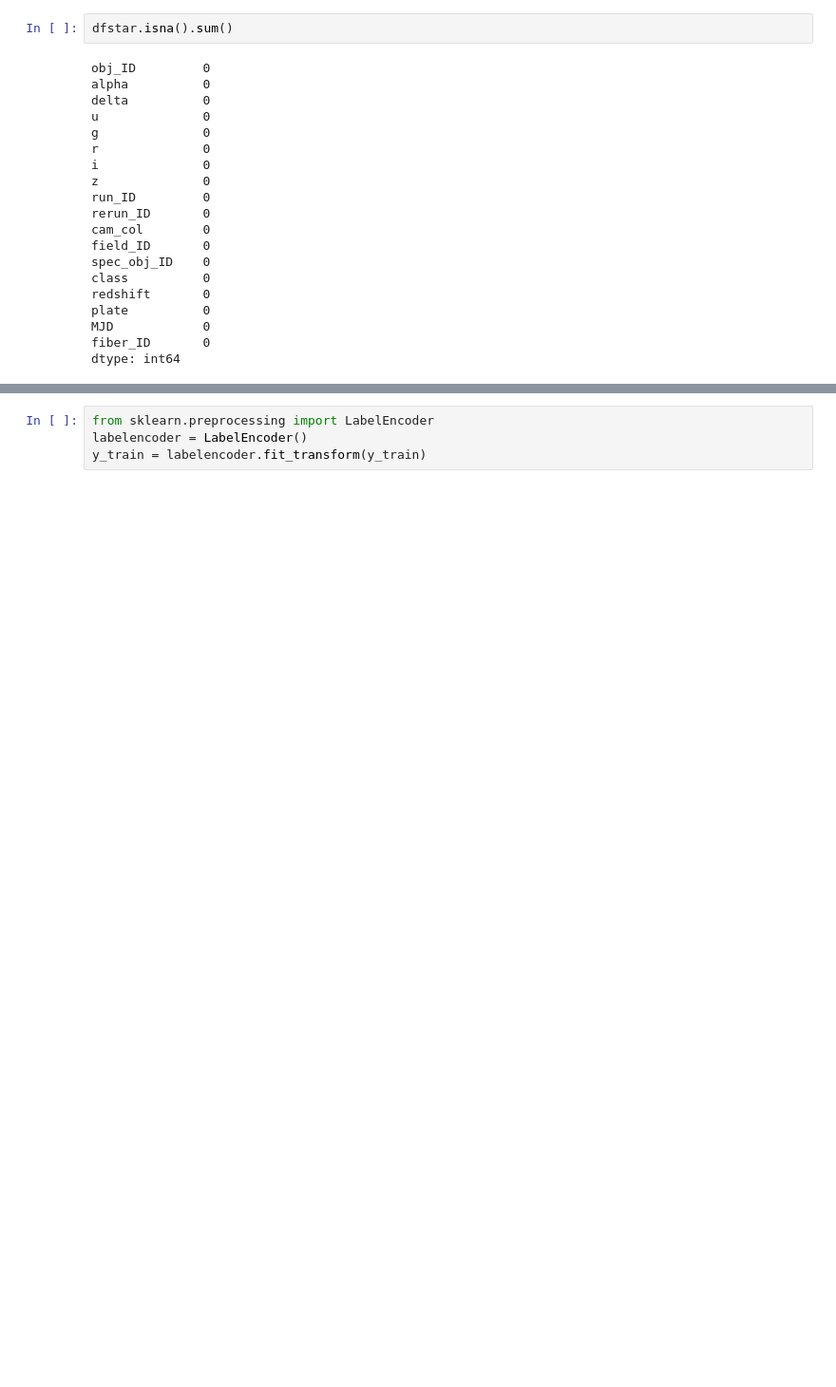
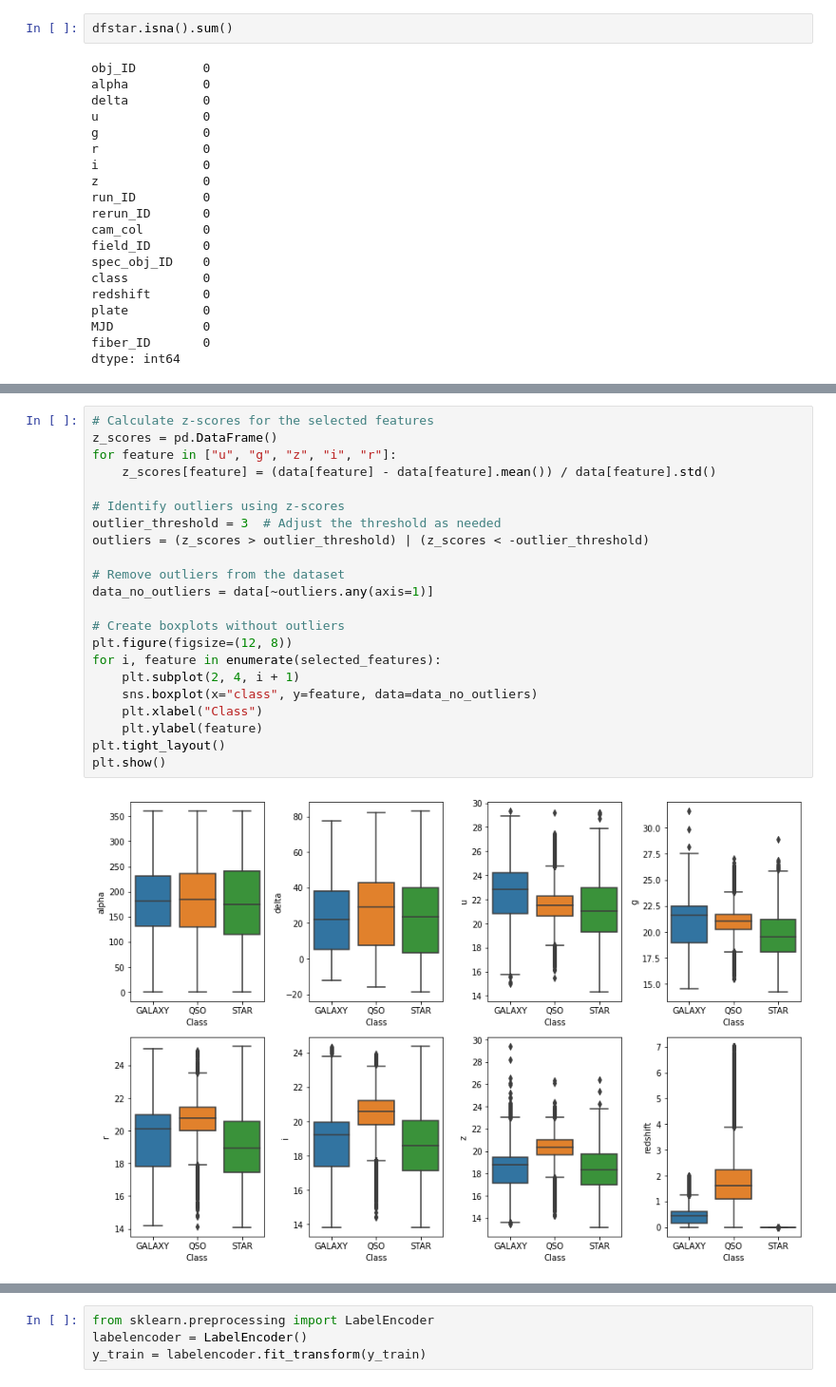
Before and after one commit to arnavhasija/nasa_stars_classification, a Jupyter notebook: stars_classification.ipynb, the cells around one changed output, grey strips where cells are left out. Shown at 95% size. Cells and saved outputs as stored; diff of their text form; blank space fills up the shorter version.

```diff
--- a/stars_classification.ipynb
+++ b/stars_classification.ipynb
@@ -57,0 +61,24 @@ Name: class, Length: 80000, dtype: object
+# %%
+# Calculate z-scores for the selected features
+z_scores = pd.DataFrame()
+for feature in ["u", "g", "z", "i", "r"]:
+    z_scores[feature] = (data[feature] - data[feature].mean()) / data[feature].std()
+
+# Identify outliers using z-scores
+outlier_threshold = 3  # Adjust the threshold as needed
+outliers = (z_scores > outlier_threshold) | (z_scores < -outlier_threshold)
+
+# Remove outliers from the dataset
+data_no_outliers = data[~outliers.any(axis=1)]
+
+# Create boxplots without outliers
+plt.figure(figsize=(12, 8))
+for i, feature in enumerate(selected_features):
+    plt.subplot(2, 4, i + 1)
+    sns.boxplot(x="class", y=feature, data=data_no_outliers)
+    plt.xlabel("Class")
+    plt.ylabel(feature)
+plt.tight_layout()
+plt.show()
+# %% [output]
+[figure, added]
```
Also changed, not shown: parts of 8 cells of this notebook.
